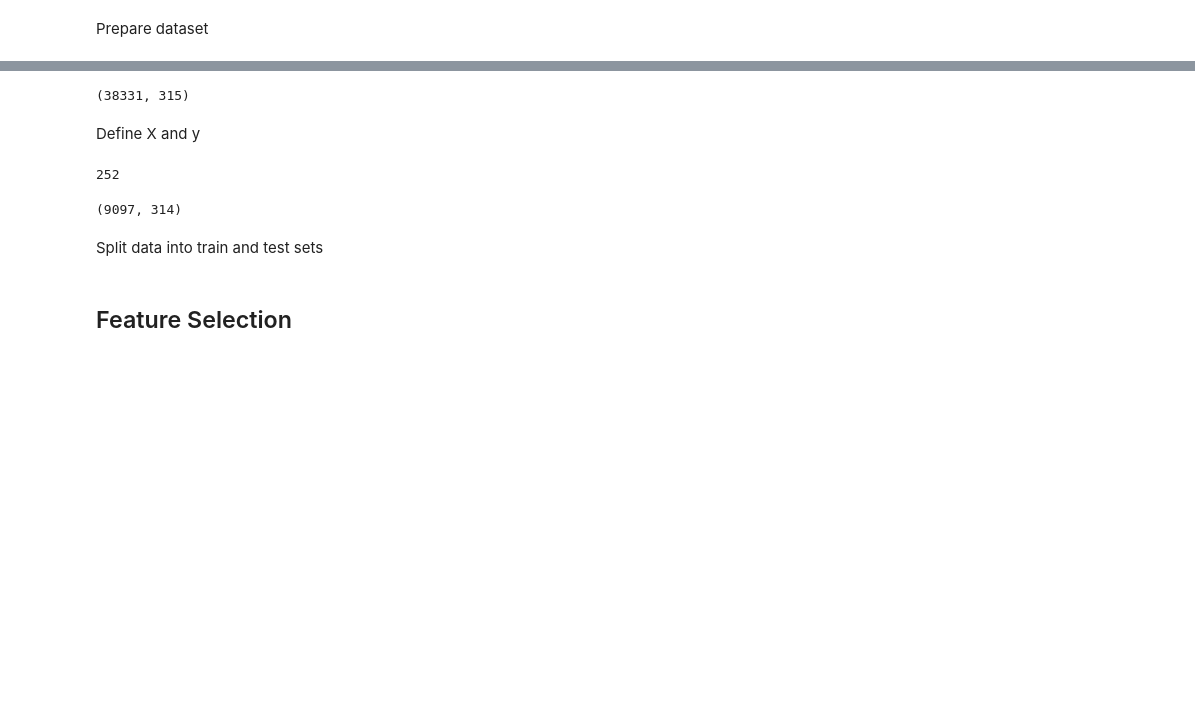
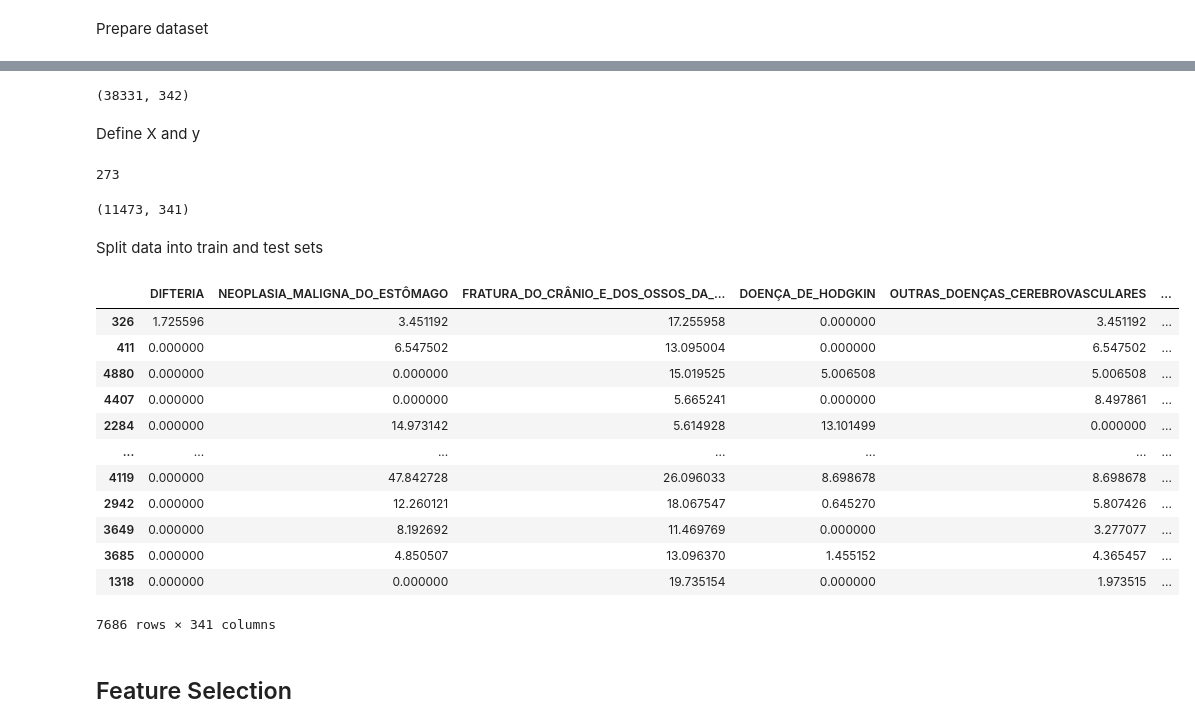
Before and after one commit to pypas/suicities-datasus, a Jupyter notebook: Models/Regression/regression_with_feature_selection_v2.ipynb, the cells around one changed output, grey strips where cells are left out. Saved outputs shown, nothing was run; the diff lists cells and outputs as text; code cells hidden in the pictures; blank space fills up the shorter version.

```diff
--- a/Models/Regression/regression_with_feature_selection_v2.ipynb
+++ b/Models/Regression/regression_with_feature_selection_v2.ipynb
@@ -62,0 +115,5 @@ final_df
+# %%
+dummy = pd.get_dummies(final_df['UF'])
+final_dummy_df = pd.concat([final_df, dummy], axis=1)
+final_dummy_df = final_dummy_df.drop(['MUNCOD', 'UF'], axis=1)
+final_dummy_df
@@ -63,14 +134,14 @@ final_df
 # %%
-final_df.shape
+final_dummy_df.shape
 # %% [output]
-(38331, 315)
+(38331, 342)
 # %% [markdown]
 Define X and y
 # %%
 percentage_valid_values = 0.8
-N = int(final_df.shape[1]*0.8)
+N = int(final_dummy_df.shape[1]*percentage_valid_values)
 print(N)
-final_zeros_df = final_df.dropna(thresh=N) # At least N non null items
+final_zeros_df = final_dummy_df.dropna(thresh=N) # At least N non null items
 
 X = final_zeros_df.drop(columns="RATE")
 X = X.fillna(0)
@@ -80,13 +151,29 @@ num_feat = 50
 corr_min_value = 0.05
 X.shape
 # %% [output]
-252
+273
-(9097, 314)
+(11473, 341)
 # %% [markdown]
 Split data into train and test sets
 # %%
 from sklearn.model_selection import train_test_split
 X_train, X_test, y_train, y_test = train_test_split(X, y, test_size=0.33, random_state=42)
+# %%
+X_train
+# %% [output]
+|  | DIFTERIA | NEOPLASIA_MALIGNA_DO_ESTÔMAGO | FRATURA_DO_CRÂNIO_E_DOS_OSSOS_DA_... | DOENÇA_DE_HODGKIN | OUTRAS_DOENÇAS_CEREBROVASCULARES | ... |
+| 326 | 1.725596 | 3.451192 | 17.255958 | 0.000000 | 3.451192 | ... |
+| 411 | 0.000000 | 6.547502 | 13.095004 | 0.000000 | 6.547502 | ... |
+| 4880 | 0.000000 | 0.000000 | 15.019525 | 5.006508 | 5.006508 | ... |
+| 4407 | 0.000000 | 0.000000 | 5.665241 | 0.000000 | 8.497861 | ... |
+| 2284 | 0.000000 | 14.973142 | 5.614928 | 13.101499 | 0.000000 | ... |
+| ... | ... | ... | ... | ... | ... | ... |
+| 4119 | 0.000000 | 47.842728 | 26.096033 | 8.698678 | 8.698678 | ... |
+| 2942 | 0.000000 | 12.260121 | 18.067547 | 0.645270 | 5.807426 | ... |
+| 3649 | 0.000000 | 8.192692 | 11.469769 | 0.000000 | 3.277077 | ... |
+| 3685 | 0.000000 | 4.850507 | 13.096370 | 1.455152 | 4.365457 | ... |
+| 1318 | 0.000000 | 0.000000 | 19.735154 | 0.000000 | 1.973515 | ... |
+7686 rows × 341 columns
 # %% [markdown]
 ## Feature Selection
 # %%
```
Also changed, not shown: parts of 18 cells of this notebook.
